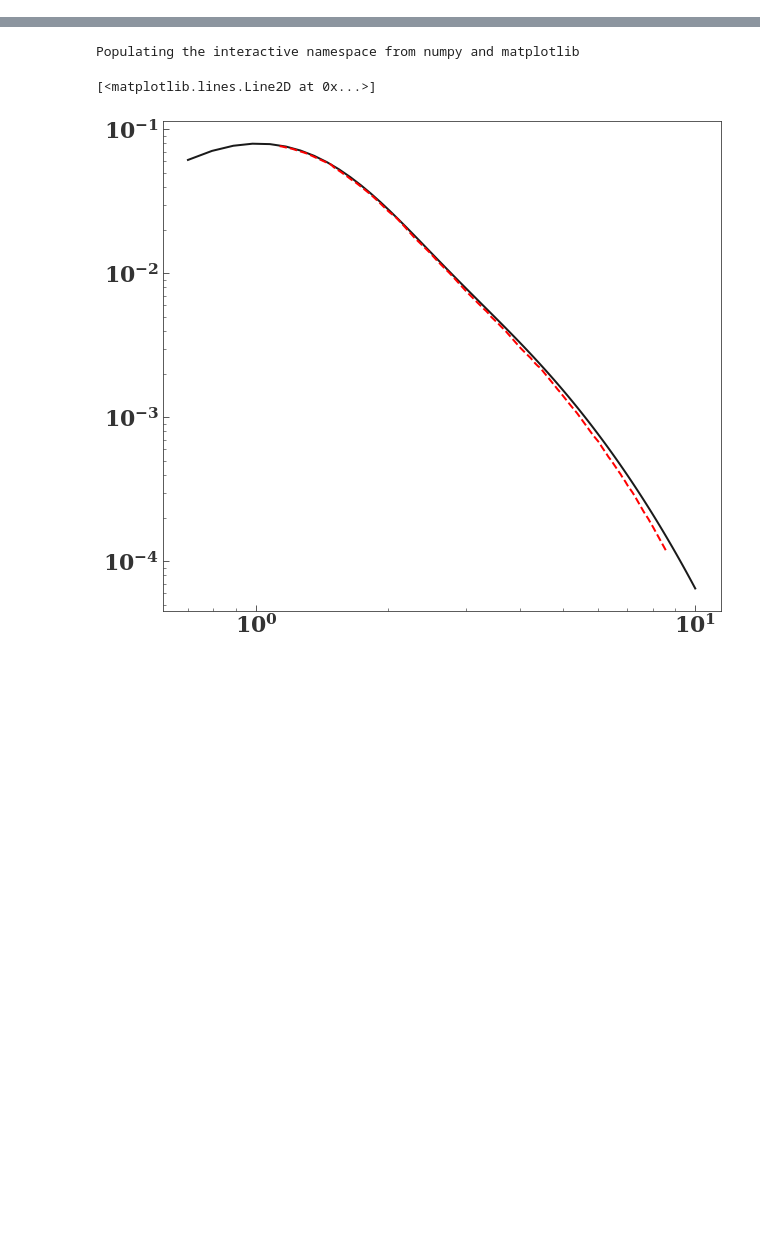
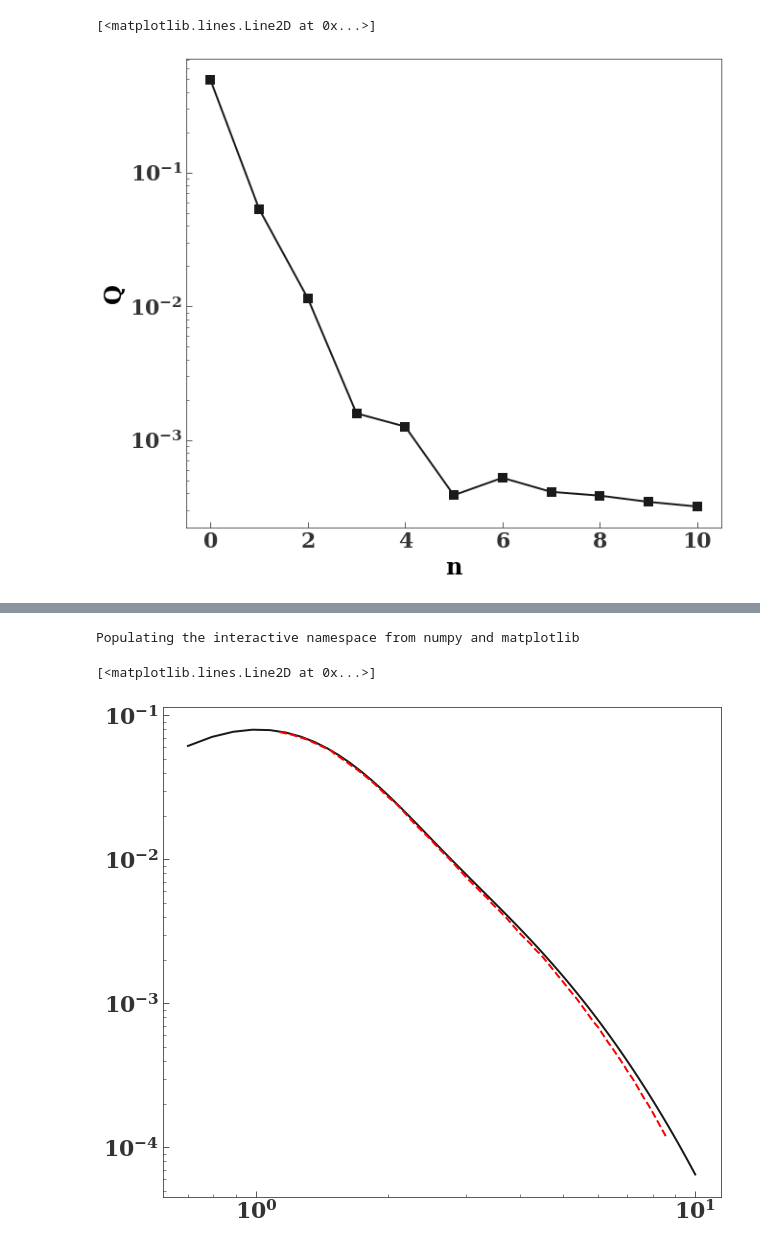
Before and after one commit to alekseygenerozov/mode_analyze, a Jupyter notebook: example.ipynb, the cells around one changed output, grey strips where cells are left out. Saved outputs shown, nothing was run; the diff lists cells and outputs as text; code cells hidden in the pictures; blank space fills up the shorter version.

```diff
--- a/example.ipynb
+++ b/example.ipynb
@@ -12,0 +14,44 @@ ma_32=mode_analyze.ModeAnalyzer(model,'poly_32/poly32.n', n_min=0, n_max=5)
+# %%
+ns=range(-18, 11)
+ls=[2, 3]
+
+for ll in ls:
+    for nn in ns:
+        tag=str(nn)+'_'+str(ll)
+        mode=ma_3.modes_dict[tag]
+        header='{0:d} {1:d} {2} {3}\nx xi_r xi_h'.format(nn, ll, mode['omega'], mode['Q'])
+        dat=np.transpose([mode['xs'], mode['xi_r'], mode['xi_h']])
+        np.savetxt('mode_summary_n3/mode_'+tag, dat,header=header)
+# %%
+ns=range(0, 11)
+ls=[2, 3]
+
+for ll in ls:
+    for nn in ns:
+        tag=str(nn)+'_'+str(ll)
+        mode=ma_32.modes_dict[tag]
+        header='{0:d} {1:d} {2} {3}\nx xi_r xi_h'.format(nn, ll, mode['omega'], mode['Q'])
+        dat=np.transpose([mode['xs'], mode['xi_r'], mode['xi_h']])
+        np.savetxt('mode_summary_n32/mode_'+tag, dat,header=header)
+# %%
+from astropy.table import Table
+
+ns=range(0, 11)
+ls=[2]
+mode_summary_n32=np.empty([len(ns)*len(ls), 4])
+fig,ax=plt.subplots(figsize=(10,9))
+ax.set_xlabel('n')
+ax.set_ylabel('Q')
+
+idx=0
+for ll in ls:
+    for nn in ns:
+        mode=ma_32.modes_dict[str(nn)+'_'+str(ll)]
+        mode_summary_n32[idx]=nn, ll, mode['omega'], mode['Q']
+        idx+=1
+
+mode_summary_n32=Table(mode_summary_n32)
+semilogy(mode_summary_n32['col0'],mode_summary_n32['col3'], 's-')
+# %% [output]
+[<matplotlib.lines.Line2D at 0x...>]
+[figure, added]
```
Also changed, not shown: parts of 10 cells of this notebook, 1 other file.
